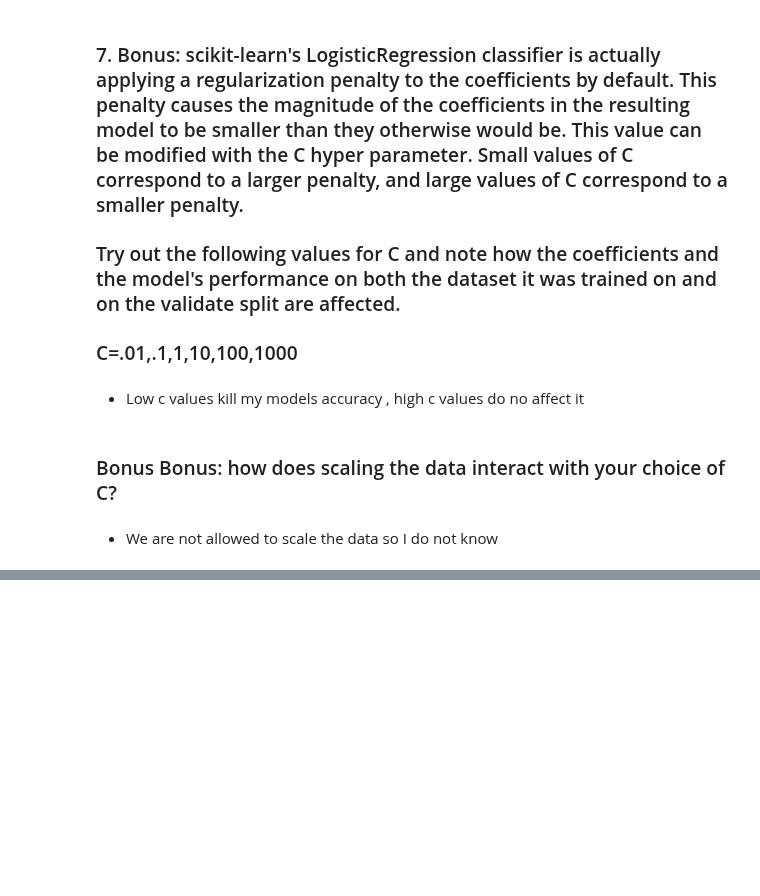
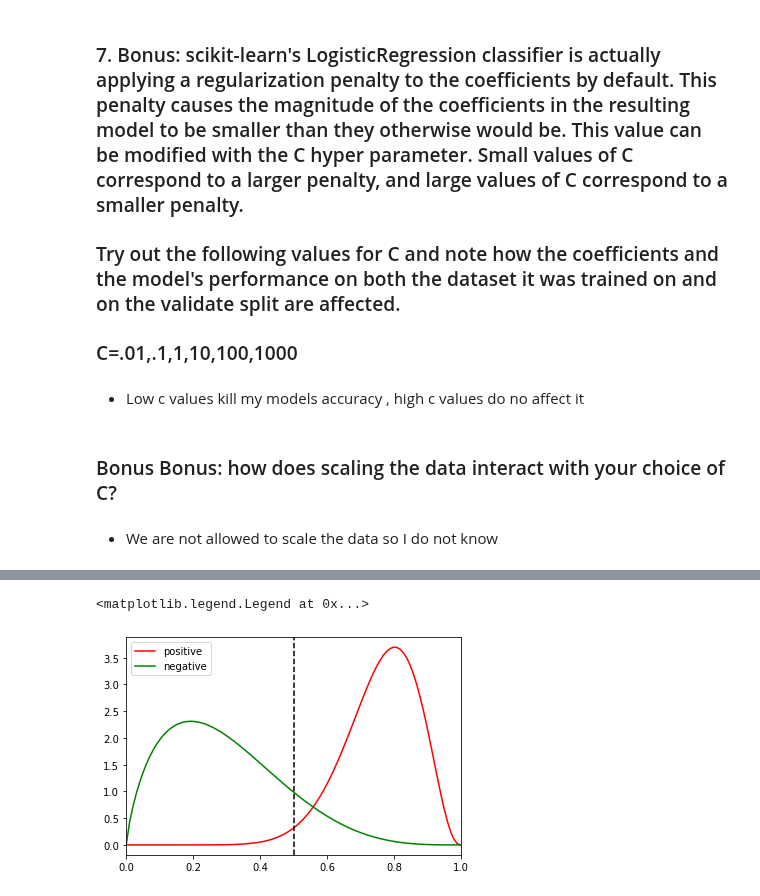
Before and after one commit to CSolitaire/classification-exercises, a Jupyter notebook: model.ipynb, the cells around one changed output, grey strips where cells are left out. Drawn from its saved outputs; the diff is of its cells as text; code cells hidden in the pictures; blank space fills up the shorter version.

```diff
--- a/model.ipynb
+++ b/model.ipynb
@@ -745,0 +942,31 @@ Accuracy of Logistic Regression classifier on training set: 0.77
+# %%
+import numpy as np
+import matplotlib.pyplot as plt
+import scipy.stats
+
+test_y = np.array([0]*100 + [1]*100)
+predicted_y_probs = np.concatenate((np.random.beta(2,5,100), np.random.beta(8,3,100)))
+
+def estimate_beta(X):
+    xbar = np.mean(X)
+    vbar = np.var(X,ddof=1)
+    alphahat = xbar*(xbar*(1-xbar)/vbar - 1)
+    betahat = (1-xbar)*(xbar*(1-xbar)/vbar - 1)
+    return alphahat, betahat
+
+positive_beta_estimates = estimate_beta(predicted_y_probs[test_y == 1])
+negative_beta_estimates = estimate_beta(predicted_y_probs[test_y == 0])
+
+unit_interval = np.linspace(0,1,100)
+plt.plot(unit_interval, scipy.stats.beta.pdf(unit_interval, *positive_beta_estimates), c='r', label="positive")
+plt.plot(unit_interval, scipy.stats.beta.pdf(unit_interval, *negative_beta_estimates), c='g', label="negative")
+
+# Show the threshold.
+plt.axvline(0.5, c='black', ls='dashed')
+plt.xlim(0,1)
+
+# Add labels
+plt.legend()
+# %% [output]
+<matplotlib.legend.Legend at 0x...>
+[figure, added]
```
Also changed, not shown: parts of 34 cells of this notebook.
